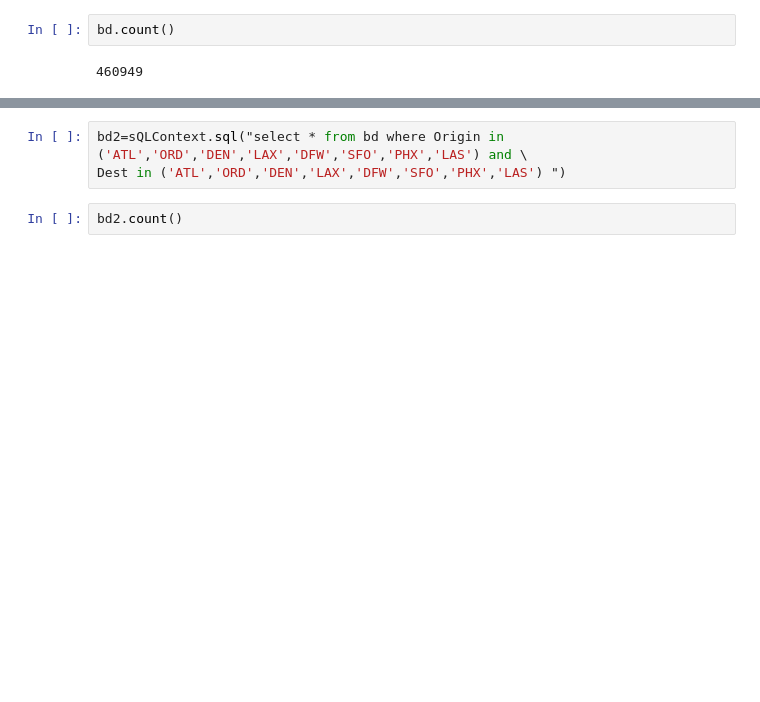
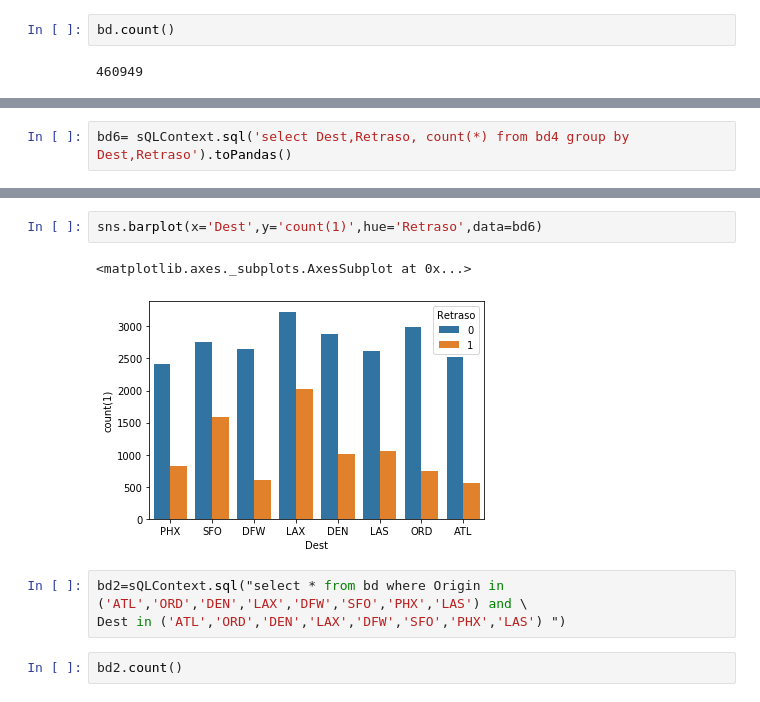
Before and after one commit to ujpinom/Neural-Network, a Jupyter notebook: PySpark.ipynb, the cells around one changed output, grey strips where cells are left out. Cells and saved outputs as stored; diff of their text form; blank space fills up the shorter version.

```diff
--- a/PySpark.ipynb
+++ b/PySpark.ipynb
@@ -74,0 +74,2 @@ only showing top 20 rows
+# %%
+bd6= sQLContext.sql('select Dest,Retraso, count(*) from bd4 group by Dest,Retraso').toPandas()
@@ -75,3 +96,8 @@ only showing top 20 rows
+# %%
+sns.barplot(x='Dest',y='count(1)',hue='Retraso',data=bd6)
+# %% [output]
+<matplotlib.axes._subplots.AxesSubplot at 0x...>
+[figure, added]
 # %%
 bd2=sQLContext.sql("select * from bd where Origin in ('ATL','ORD','DEN','LAX','DFW','SFO','PHX','LAS') and \
 Dest in ('ATL','ORD','DEN','LAX','DFW','SFO','PHX','LAS') ")
```
Also changed, not shown: parts of 15 cells of this notebook, 2 other files.
